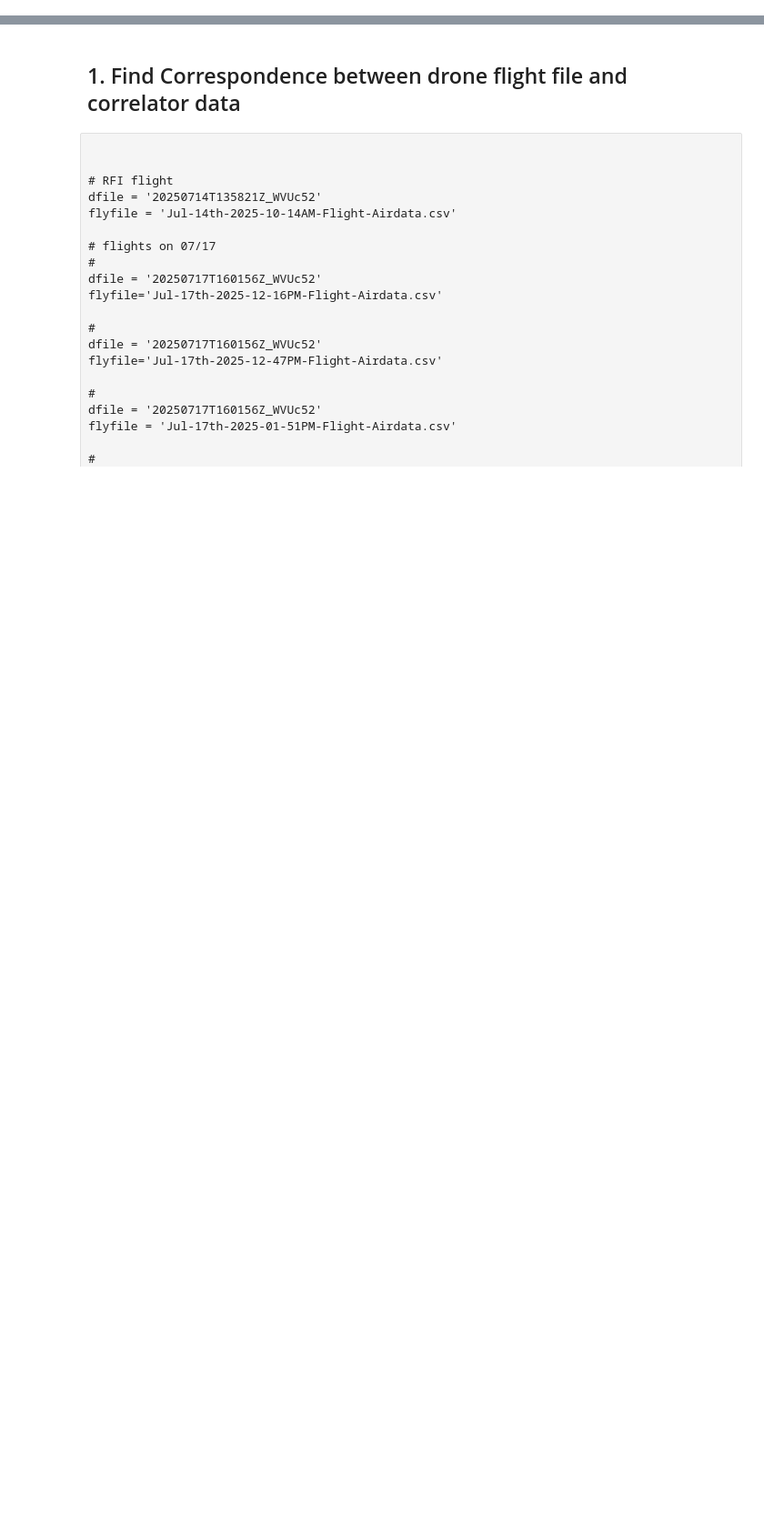
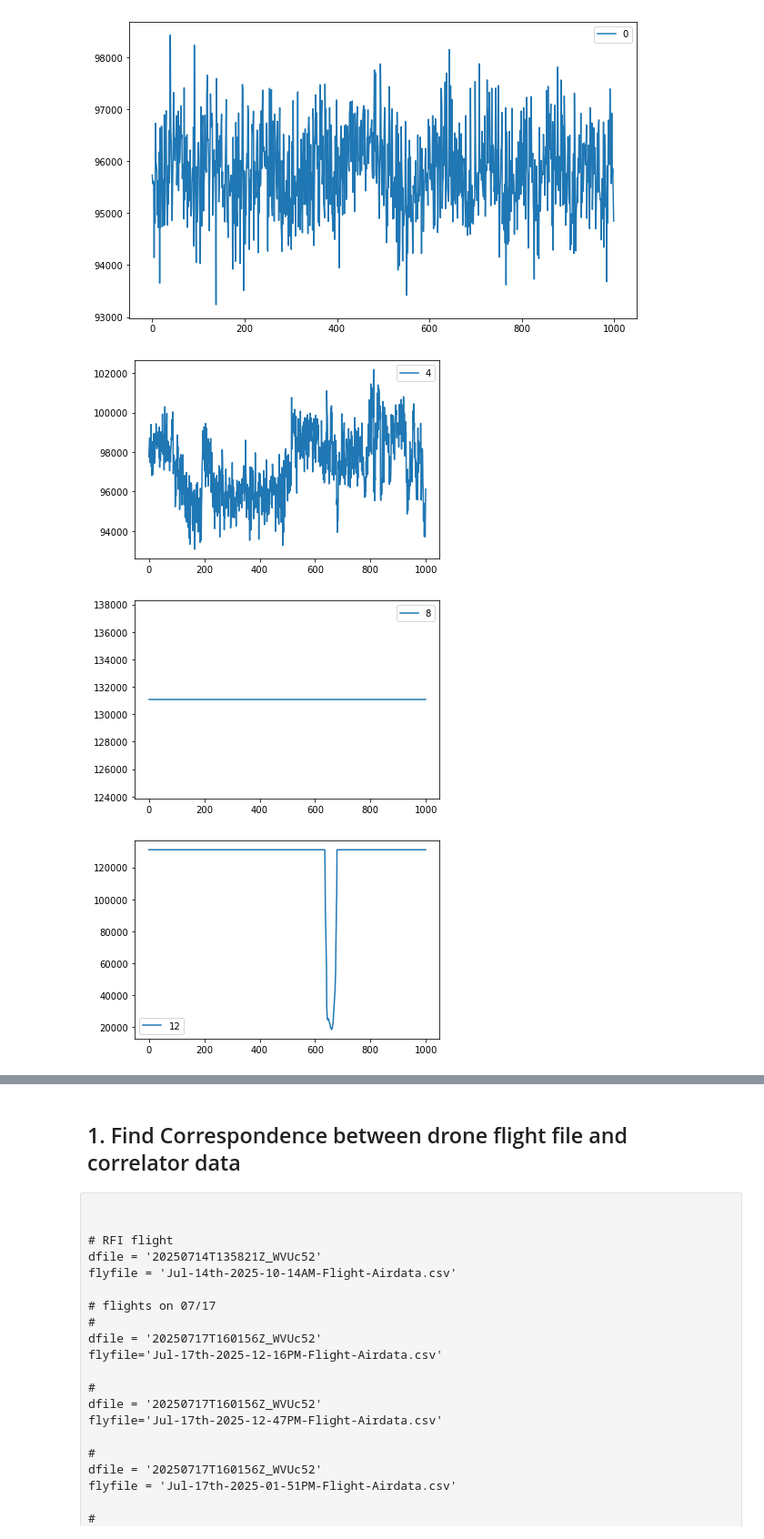
Before and after one commit to WrightLaboratory/DigitalNoiseSource, a Jupyter notebook: notebooks/LBN_DNS_GBO.ipynb, the cells around one changed output, grey strips where cells are left out. Shown at 91% size. Cells and saved outputs as stored; diff of their text form; code cells hidden in the pictures; blank space fills up the shorter version.

```diff
--- a/notebooks/LBN_DNS_GBO.ipynb
+++ b/notebooks/LBN_DNS_GBO.ipynb
@@ -53,0 +241,32 @@ def get_mag_phase(power0):
+# %%
+# find channels with zero imag component, those are autos
+#f_ind = 500
+#for i in np.arange(0,36):
+#    print(i, fd['vis'][200,f_ind,i].imag)
+
+# autos from above, and crosses are everything else
+
+autos = [0,4,8,12,16,20,24,28]
+crosses = [item for item in np.arange(0,36) if item not in autos]
+# %%
+
+plt.figure(figsize=(10, 6))
+for i in autos:
+    plt.plot(abs(fd['vis'][:,f_ind,i]),label=str(i)) # both real and imag are informative
+    plt.legend()
+    plt.plot()
+    plt.show()
+
+
+for i in autos:
+    #if np.median(abs(fd['vis'][:,f_ind,i])) > 20000:
+        #plt.plot(fd['vis'][:,f_ind,i].real,label=str(i)) # both real and imag are informative
+    plt.plot(fd['vis'][:,f_ind,i].real,label=str(i)) # both real and imag are informative
+    #print(i, fd['vis'][200,f_ind,i].real)
+plt.legend()
+plt.show()
+# %% [output]
+[figure, added]
+[figure, added]
+[figure, added]
+[figure, added]
```
Also changed, not shown: parts of 30 cells of this notebook.
